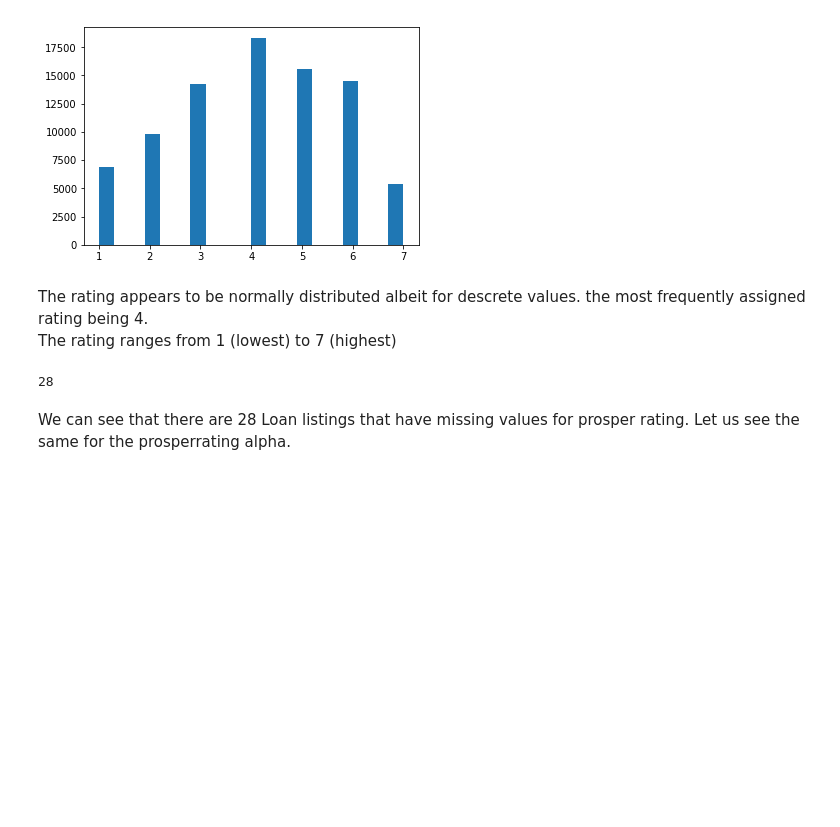
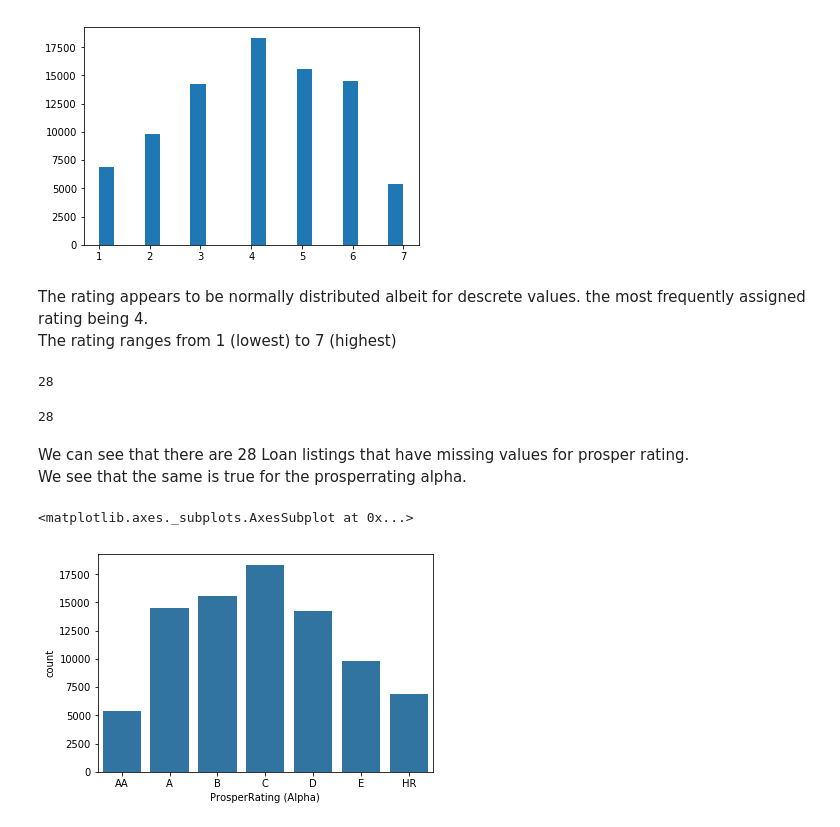
Before and after one commit to rashokanand/explore_prosper_loan_data, a Jupyter notebook: exploration_notebook.ipynb, the cells around one changed output. Cells and saved outputs as stored; diff of their text form; code cells hidden in the pictures; blank space fills up the shorter version.

Commit message:
feat: Explore Listing category

```diff
--- a/exploration_notebook.ipynb
+++ b/exploration_notebook.ipynb
@@ -209,5 +209,17 @@ c = prosper_clean_df[prosper_clean_df.ListingCreationDate>'01-01-2009']
 c['ProsperRating (numeric)'].isna().sum()
 # %% [output]
 28
+# %%
+c = prosper_clean_df[prosper_clean_df.ListingCreationDate>'01-01-2009']
+c['ProsperRating (Alpha)'].isna().sum()
+# %% [output]
+28
 # %% [markdown]
-We can see that there are 28 Loan listings that have missing values for prosper rating. Let us see the same for the prosperrating alpha.
+We can see that there are 28 Loan listings that have missing values for prosper rating.
+<br>We see that the same is true for the prosperrating alpha.
+# %%
+cat_order = ['AA','A','B','C','D','E','HR']
+sb.countplot(prosper_clean_df['ProsperRating (Alpha)'],order = cat_order,color = base_color)
+# %% [output]
+<matplotlib.axes._subplots.AxesSubplot at 0x...>
+[figure, added]
```
Also changed, not shown: parts of 7 cells of this notebook.
